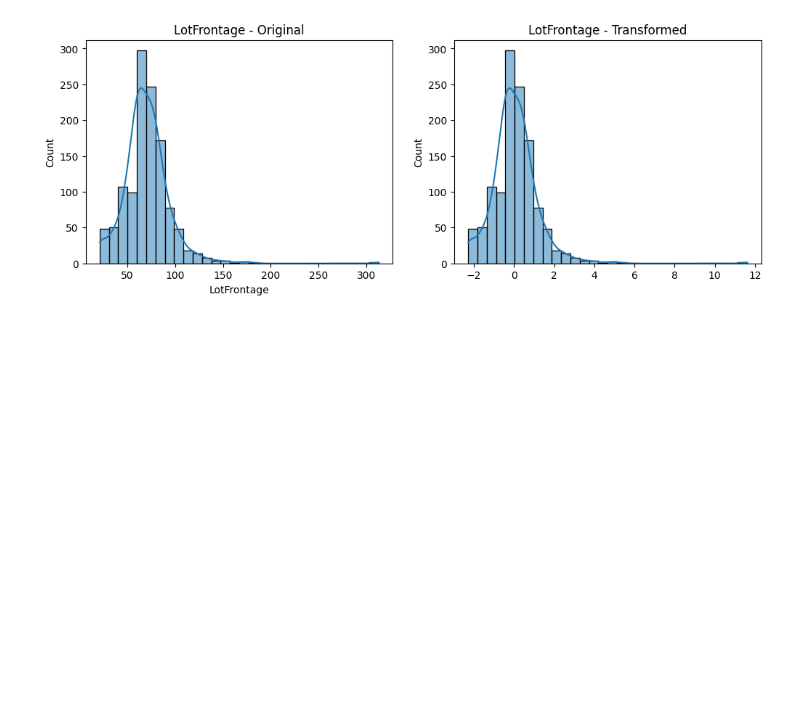
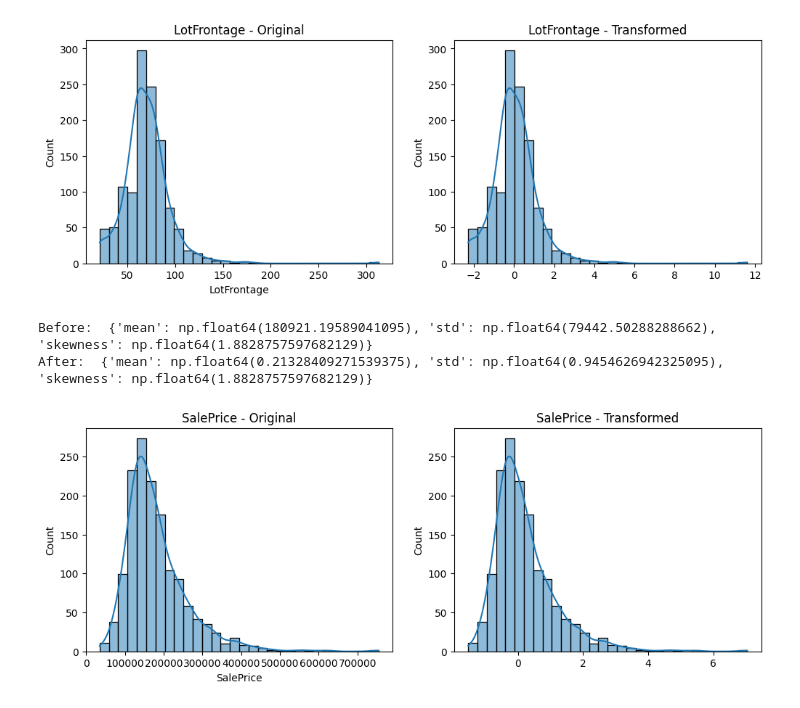
Before and after one commit to KG1234567/Feature-Engineering, a Jupyter notebook: 02-05-2026/02-05-2026.ipynb, the cells around one changed output. Saved outputs shown, nothing was run; the diff lists cells and outputs as text; code cells hidden in the pictures; blank space fills up the shorter version.

```diff
--- a/02-05-2026/02-05-2026.ipynb
+++ b/02-05-2026/02-05-2026.ipynb
@@ -787,3 +787,14 @@ compare_distribution(df[col].dropna(), lot_scaled.flatten(), col)
 Before:  {'mean': np.float64(70.04995836802665), 'std': np.float64(24.284751774483208), 'skewness': np.float64(2.1635691423248837)}
 After:  {'mean': np.float64(0.04999801752507831), 'std': np.float64(1.156416751165867), 'skewness': np.float64(2.163569142324884)}
 [figure]
+# %%
+col = "SalePrice"
+scaler = RobustScaler()
+lot_scaled = scaler.fit_transform(df[[col]])
+print("Before: ", summary_stats(df[col].dropna()))
+print("After: ", summary_stats(pd.Series(lot_scaled.flatten())))
+compare_distribution(df[col].dropna(), lot_scaled.flatten(), col)
+# %% [output]
+Before:  {'mean': np.float64(180921.19589041095), 'std': np.float64(79442.50288288662), 'skewness': np.float64(1.8828757597682129)}
+After:  {'mean': np.float64(0.21328409271539375), 'std': np.float64(0.9454626942325095), 'skewness': np.float64(1.8828757597682129)}
+[figure, added]
```
Also changed, not shown: parts of 3 cells of this notebook.
